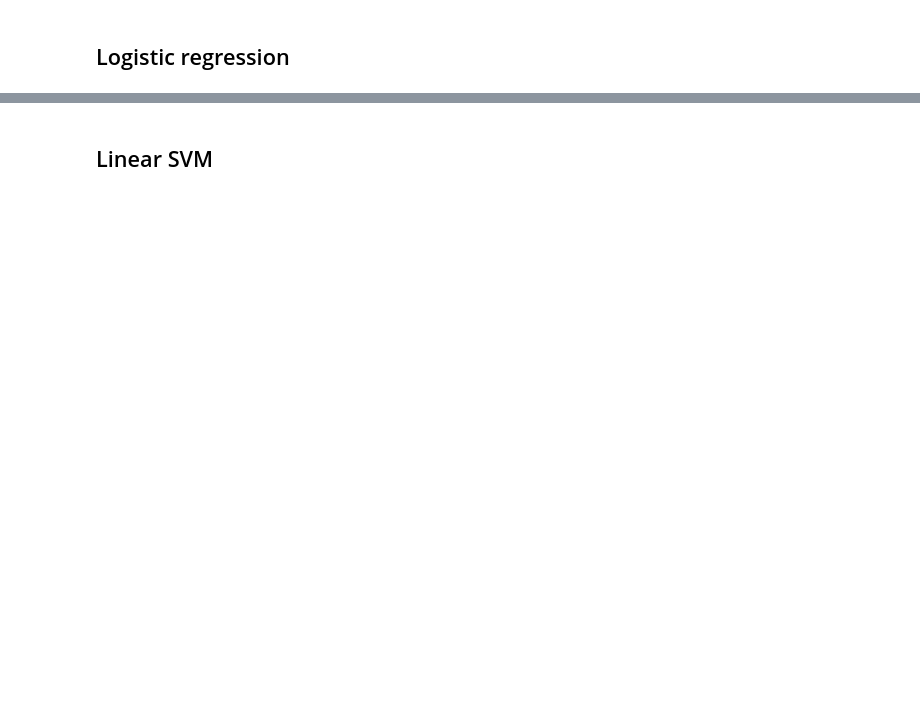
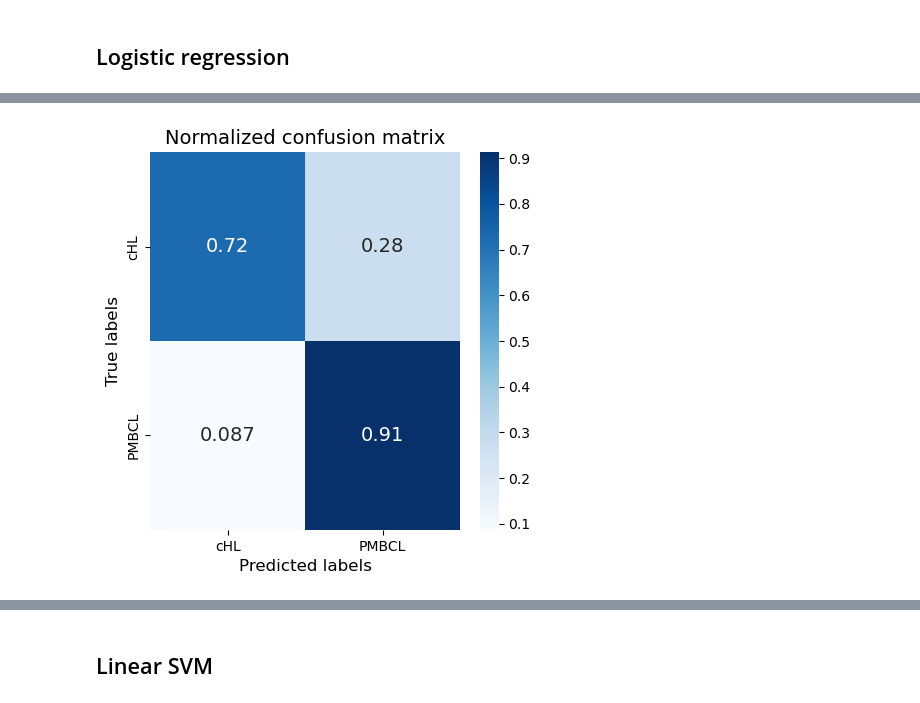
Before and after one commit to harel-coffee/mediastinal-lymphoma-classification-auto, a Jupyter notebook: 3_binary_classification.ipynb, the cells around one changed output, grey strips where cells are left out. Saved outputs shown, nothing was run; the diff lists cells and outputs as text; code cells hidden in the pictures; blank space fills up the shorter version.

```diff
--- a/3_binary_classification.ipynb
+++ b/3_binary_classification.ipynb
@@ -167,0 +158,6 @@ plot_decision_boundary ( clf_logreg, X_train, y_train, labels = LABELS, feature_
+# %%
+conf_matrix_train = confusion_matrix ( y_train, y_pred_logreg )
+
+plot_conf_matrices ( conf_matrix = conf_matrix_train, labels = LABELS, show_matrix = "norm", save_figure = False )
+# %% [output]
+[figure, added]
```
Also changed, not shown: parts of 45 cells of this notebook.
